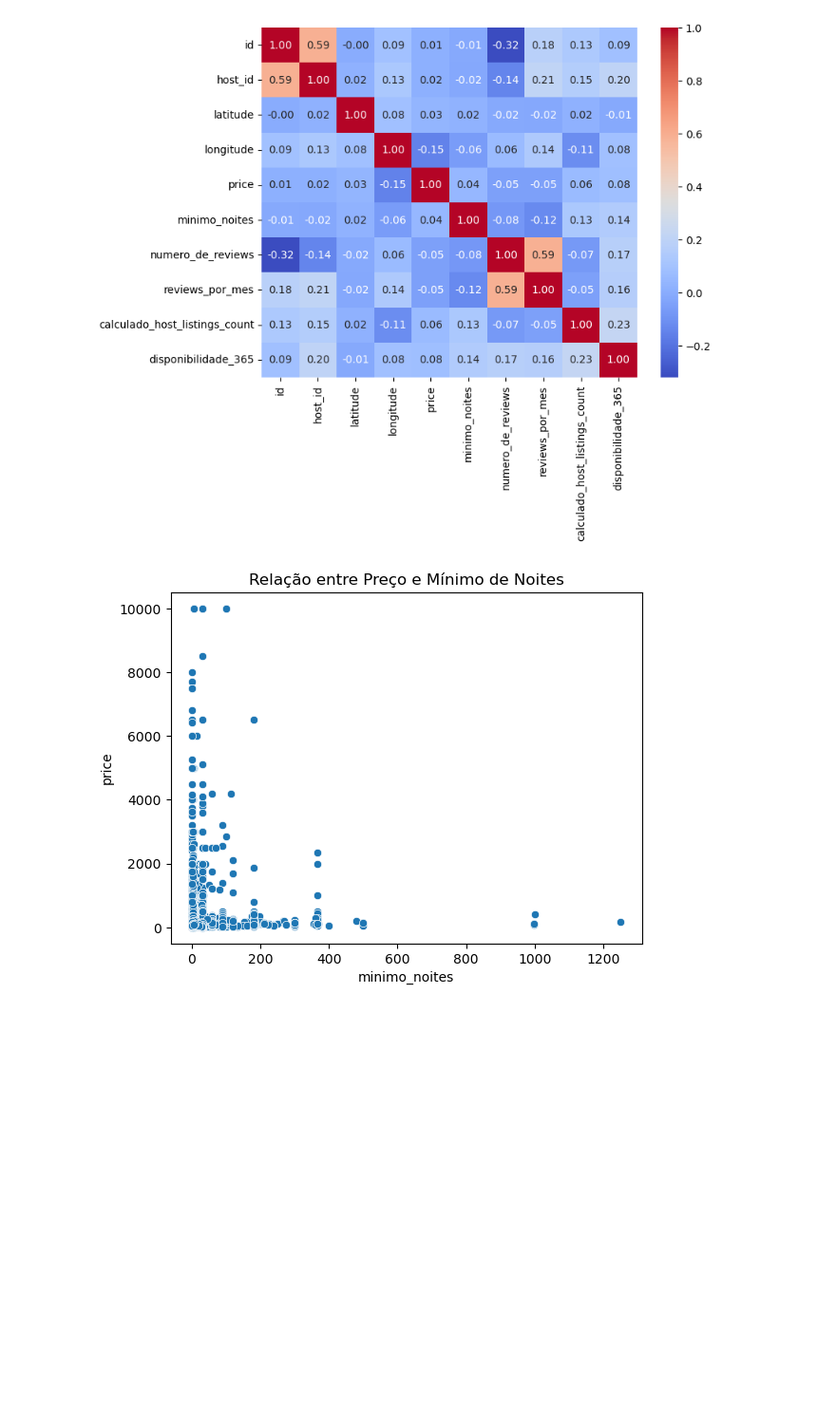
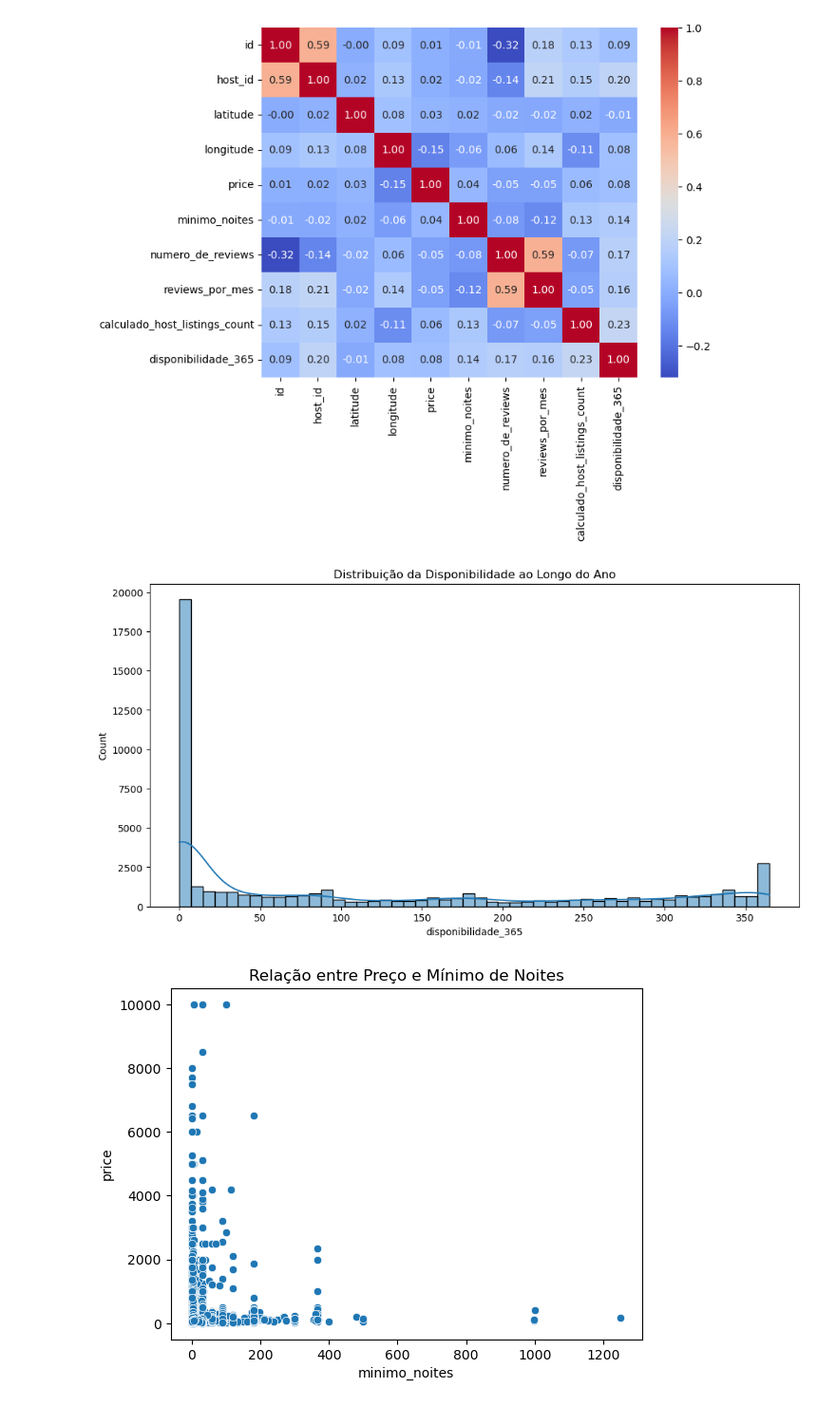
Before and after one commit to wellisonS/lighthouse-data-science, a Jupyter notebook: EDA.ipynb, the cells around one changed output. Shown at 95% size. Saved outputs shown, nothing was run; the diff lists cells and outputs as text; code cells hidden in the pictures; blank space fills up the shorter version.

```diff
--- a/EDA.ipynb
+++ b/EDA.ipynb
@@ -262,6 +286,13 @@ sns.heatmap(correlacao_linear, annot=True, cmap='coolwarm', fmt='.2f')  # 2 casa
 plt.show()
 # %% [output]
 [figure]
+# %%
+plt.figure(figsize=(12,6))
+sns.histplot(data["disponibilidade_365"], bins=50, kde=True)
+plt.title("Distribuição da Disponibilidade ao Longo do Ano")
+plt.show()
+# %% [output]
+[figure, added]
 # %%
 # Gráfico de dispersão entre preço e minimo_noites
 sns.scatterplot(x=data['minimo_noites'], y=data['price'])
```
Also changed, not shown: parts of 4 cells of this notebook.
